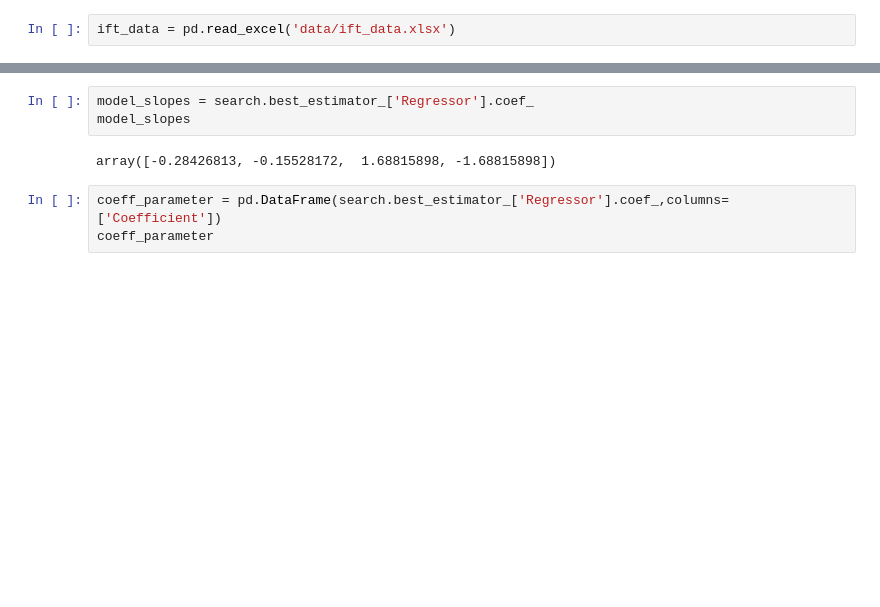
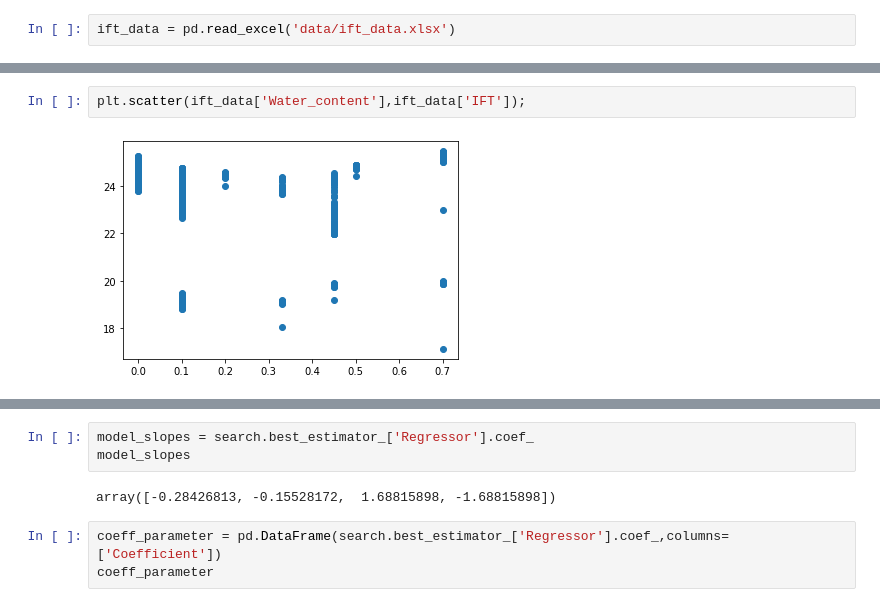
Before and after one commit to dataubc/Modeling_IFT_for_heavy_oil_emulsion, a Jupyter notebook: modeling_ift_python.ipynb, the cells around one changed output, grey strips where cells are left out. Cells and saved outputs as stored; diff of their text form; blank space fills up the shorter version.

```diff
--- a/modeling_ift_python.ipynb
+++ b/modeling_ift_python.ipynb
@@ -46,0 +46,4 @@ ift_data.info
+# %%
+plt.scatter(ift_data['Water_content'],ift_data['IFT']);
+# %% [output]
+[figure, added]
```
Also changed, not shown: parts of 23 cells of this notebook, 4 other files.
